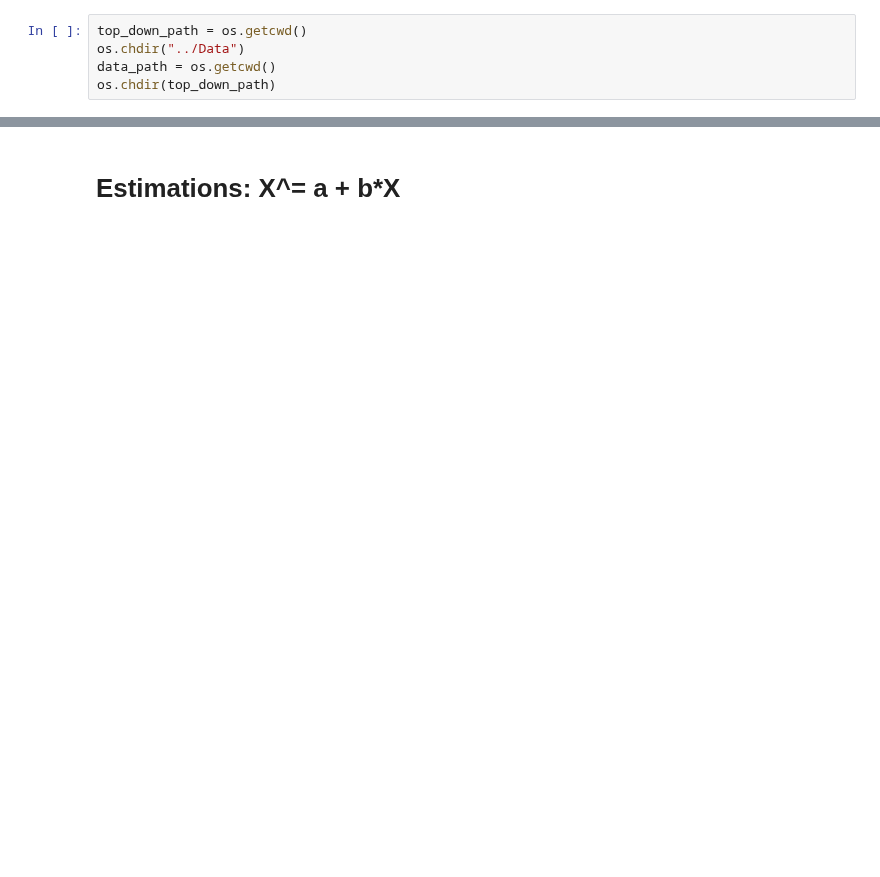
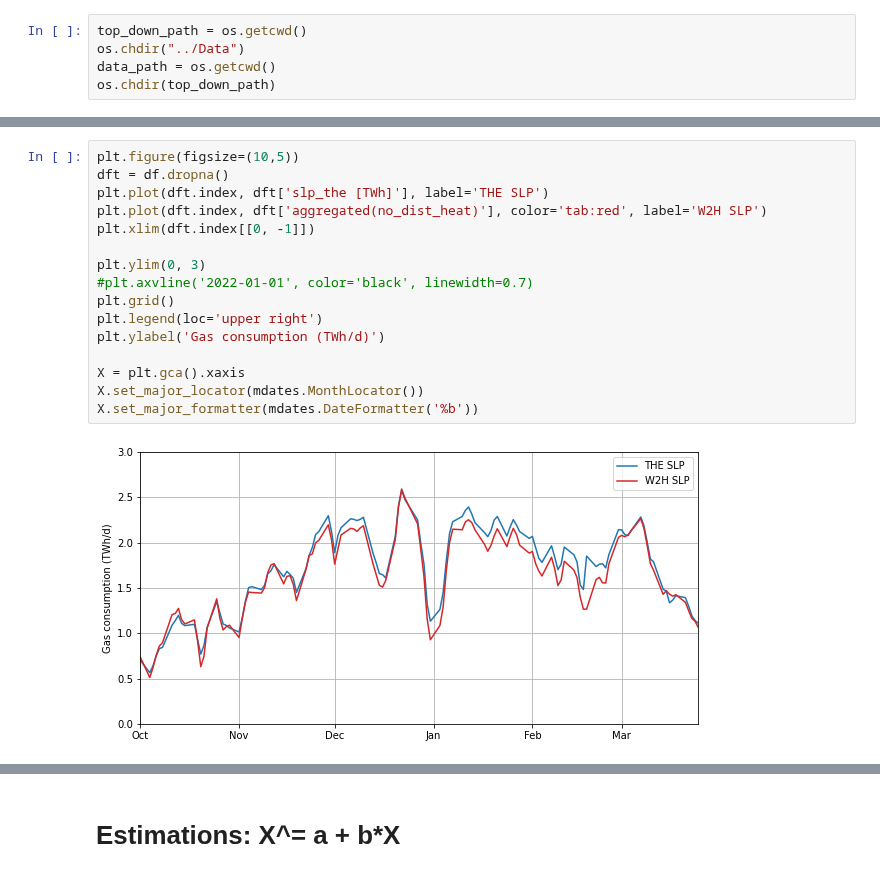
Before and after one commit to oruhnau/energy_demand, a Jupyter notebook: top_down/analysis.ipynb, the cells around one changed output, grey strips where cells are left out. Cells and saved outputs as stored; diff of their text form; blank space fills up the shorter version.

```diff
--- a/top_down/analysis.ipynb
+++ b/top_down/analysis.ipynb
@@ -22,0 +63,18 @@ df.head()
+# %%
+plt.figure(figsize=(10,5))
+dft = df.dropna()
+plt.plot(dft.index, dft['slp_the [TWh]'], label='THE SLP')
+plt.plot(dft.index, dft['aggregated(no_dist_heat)'], color='tab:red', label='W2H SLP')
+plt.xlim(dft.index[[0, -1]])
+
+plt.ylim(0, 3)
+#plt.axvline('2022-01-01', color='black', linewidth=0.7)
+plt.grid()
+plt.legend(loc='upper right')
+plt.ylabel('Gas consumption (TWh/d)')
+
+X = plt.gca().xaxis
+X.set_major_locator(mdates.MonthLocator())
+X.set_major_formatter(mdates.DateFormatter('%b'))
+# %% [output]
+[figure, added]
```
Also changed, not shown: parts of 20 cells of this notebook, 3 other files.
